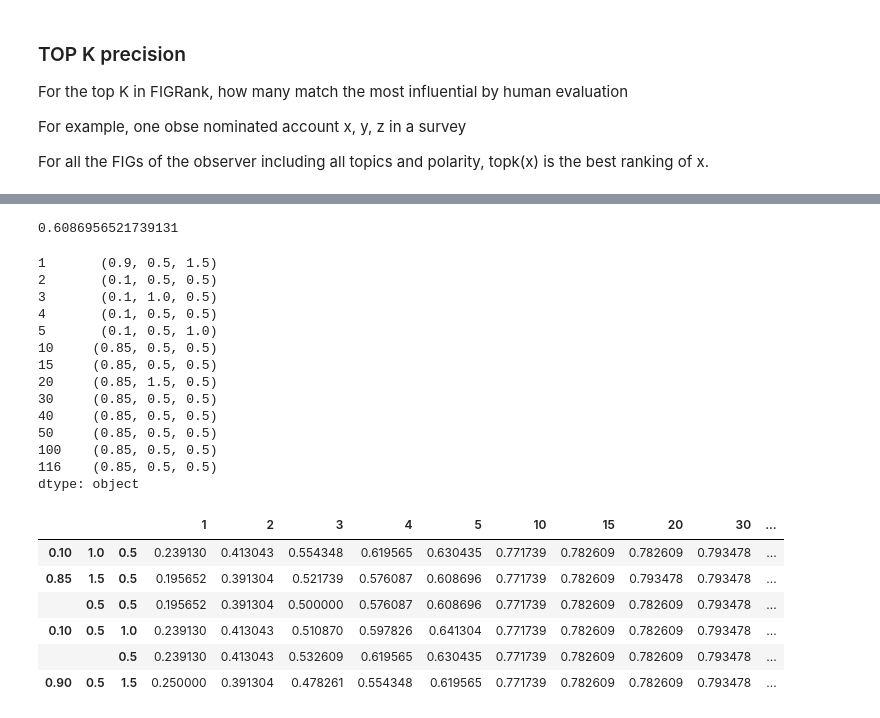
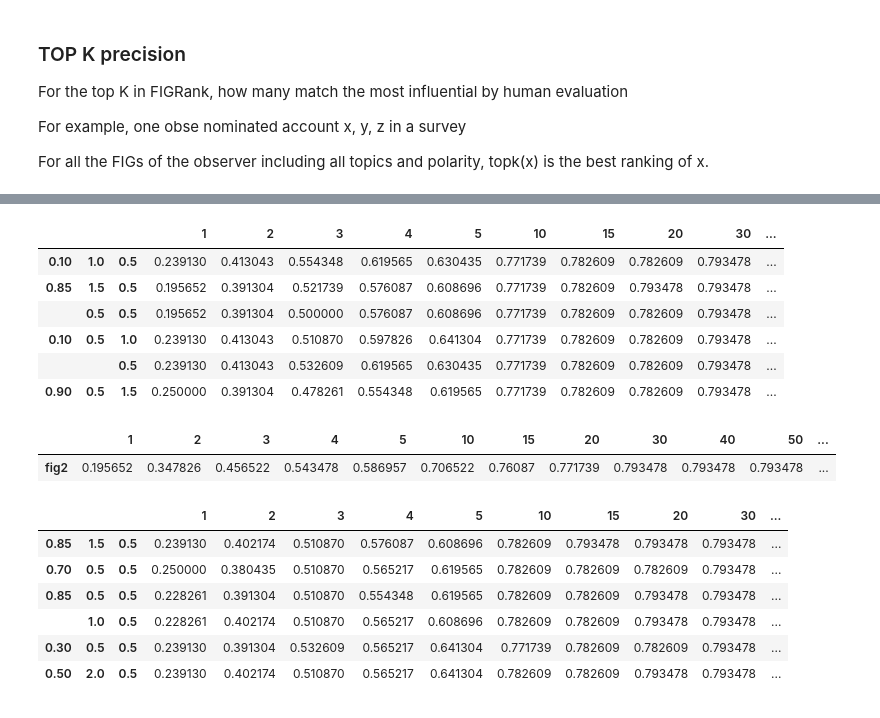
Before and after one commit to ruiliu310/dartpost-research, a Jupyter notebook: rank_by_account.ipynb, the cells around one changed output, grey strips where cells are left out. Drawn from its saved outputs; the diff is of its cells as text; code cells hidden in the pictures.

```diff
--- a/rank_by_account.ipynb
+++ b/rank_by_account.ipynb
@@ -314,10 +403,3 @@ For example, one obse nominated account x, y, z in a survey
 For all the FIGs of the observer including all topics and polarity, topk(x) is the best ranking of x.
 # %%
 topk = lambda df, k: (df[range(1, 5)] <= k).sum().sum() / (~np.isnan(df[range(1, 5)])).sum().sum()
-
-df_topk = {
-    k: topk(df_res, k)
-    for k in [5, 10, 15, 20, 30, 40, 50, 100, 116]
-}
-
-pd.DataFrame.from_dict([df_topk])
@@ -333,40 +412,38 @@ pab = [(p, a, b)
     # for b in [0.5, 0.9, 0.7, 0.3, 0.1]
 ]
 
-all_res = {(p, a, b): fig1(p, a, b) for p, a, b in tqdm(pab)}
+res_fig2 = {"fig2": fig2()}
+res_fig1 = {(p, a, b): fig1(p, a, b) for p, a, b in tqdm(pab)}
+res_fig3 = {(p, a, b): fig3(p, a, b) for p, a, b in tqdm(pab)}
-# %%
-topk(pd.DataFrame.from_records(all_res[(p,a,b)]), 5)
-# %% [output]
-0.6086956521739131
 # %%
-eval_res = {
+eval_fig1 = {
     (p, a, b): {
-        k: topk(pd.DataFrame.from_records(all_res[(p,a,b)]), k)
+        k: topk(pd.DataFrame.from_records(res_fig1[(p,a,b)]), k)
         for k in [1, 2, 3, 4, 5, 10, 15, 20, 30, 40, 50, 100, 116]
     }
-    for p, a, b in tqdm(pab)
+    for p, a, b in tqdm(res_fig1.keys())
 }
+
+eval_fig2 = {
+    key: {
+        k: topk(pd.DataFrame.from_records(res_fig2[key]), k)
+        for k in [1, 2, 3, 4, 5, 10, 15, 20, 30, 40, 50, 100, 116]
+    }
+    for key in tqdm(res_fig2.keys())
+}
+
+eval_fig3 = {
+    (p, a, b): {
+        k: topk(pd.DataFrame.from_records(res_fig3[(p,a,b)]), k)
+        for k in [1, 2, 3, 4, 5, 10, 15, 20, 30, 40, 50, 100, 116]
+    }
+    for p, a, b in tqdm(res_fig3.keys())
+}
 # %%
-df_res = pd.DataFrame.from_dict(eval_res, orient="index")
-idxmax = df_res.idxmax()
-print(idxmax)
-
-display(pd.concat([df_res.loc[ind, :] for ind in set(idxmax)], axis=1).T)
+report_fig1 = pd.DataFrame.from_dict(eval_fig1, orient="index")
+idxmax = report_fig1.idxmax()
+display(pd.concat([report_fig1.loc[ind, :] for ind in set(idxmax)], axis=1).T)
 # %% [output]
-1       (0.9, 0.5, 1.5)
-2       (0.1, 0.5, 0.5)
-3       (0.1, 1.0, 0.5)
-4       (0.1, 0.5, 0.5)
-5       (0.1, 0.5, 1.0)
-10     (0.85, 0.5, 0.5)
-15     (0.85, 0.5, 0.5)
-20     (0.85, 1.5, 0.5)
-30     (0.85, 0.5, 0.5)
-40     (0.85, 0.5, 0.5)
-50     (0.85, 0.5, 0.5)
-100    (0.85, 0.5, 0.5)
-116    (0.85, 0.5, 0.5)
-dtype: object
 |  |  |  | 1 | 2 | 3 | 4 | 5 | 10 | 15 | 20 | 30 | ... |
 | 0.10 | 1.0 | 0.5 | 0.239130 | 0.413043 | 0.554348 | 0.619565 | 0.630435 | 0.771739 | 0.782609 | 0.782609 | 0.793478 | ... |
 | 0.85 | 1.5 | 0.5 | 0.195652 | 0.391304 | 0.521739 | 0.576087 | 0.608696 | 0.771739 | 0.782609 | 0.793478 | 0.793478 | ... |
@@ -374,3 +451,22 @@ dtype: object
 | 0.10 | 0.5 | 1.0 | 0.239130 | 0.413043 | 0.510870 | 0.597826 | 0.641304 | 0.771739 | 0.782609 | 0.782609 | 0.793478 | ... |
 |  |  | 0.5 | 0.239130 | 0.413043 | 0.532609 | 0.619565 | 0.630435 | 0.771739 | 0.782609 | 0.782609 | 0.793478 | ... |
 | 0.90 | 0.5 | 1.5 | 0.250000 | 0.391304 | 0.478261 | 0.554348 | 0.619565 | 0.771739 | 0.782609 | 0.782609 | 0.793478 | ... |
+# %%
+report_fig2 = pd.DataFrame.from_dict(eval_fig2, orient="index")
+idxmax = report_fig2.idxmax()
+display(pd.concat([report_fig2.loc[ind, :] for ind in set(idxmax)], axis=1).T)
+# %% [output]
+|  | 1 | 2 | 3 | 4 | 5 | 10 | 15 | 20 | 30 | 40 | 50 | ... |
+| fig2 | 0.195652 | 0.347826 | 0.456522 | 0.543478 | 0.586957 | 0.706522 | 0.76087 | 0.771739 | 0.793478 | 0.793478 | 0.793478 | ... |
+# %%
+report_fig3 = pd.DataFrame.from_dict(eval_fig3, orient="index")
+idxmax = report_fig3.idxmax()
+display(pd.concat([report_fig3.loc[ind, :] for ind in set(idxmax)], axis=1).T)
+# %% [output]
+|  |  |  | 1 | 2 | 3 | 4 | 5 | 10 | 15 | 20 | 30 | ... |
+| 0.85 | 1.5 | 0.5 | 0.239130 | 0.402174 | 0.510870 | 0.576087 | 0.608696 | 0.782609 | 0.793478 | 0.793478 | 0.793478 | ... |
+| 0.70 | 0.5 | 0.5 | 0.250000 | 0.380435 | 0.510870 | 0.565217 | 0.619565 | 0.782609 | 0.782609 | 0.782609 | 0.793478 | ... |
+| 0.85 | 0.5 | 0.5 | 0.228261 | 0.391304 | 0.510870 | 0.554348 | 0.619565 | 0.782609 | 0.782609 | 0.793478 | 0.793478 | ... |
+|  | 1.0 | 0.5 | 0.228261 | 0.402174 | 0.510870 | 0.565217 | 0.608696 | 0.782609 | 0.782609 | 0.793478 | 0.793478 | ... |
+| 0.30 | 0.5 | 0.5 | 0.239130 | 0.391304 | 0.532609 | 0.565217 | 0.641304 | 0.771739 | 0.782609 | 0.782609 | 0.793478 | ... |
+| 0.50 | 2.0 | 0.5 | 0.239130 | 0.402174 | 0.510870 | 0.565217 | 0.641304 | 0.782609 | 0.782609 | 0.793478 | 0.793478 | ... |
```
Also changed, not shown: parts of 6 cells of this notebook.
